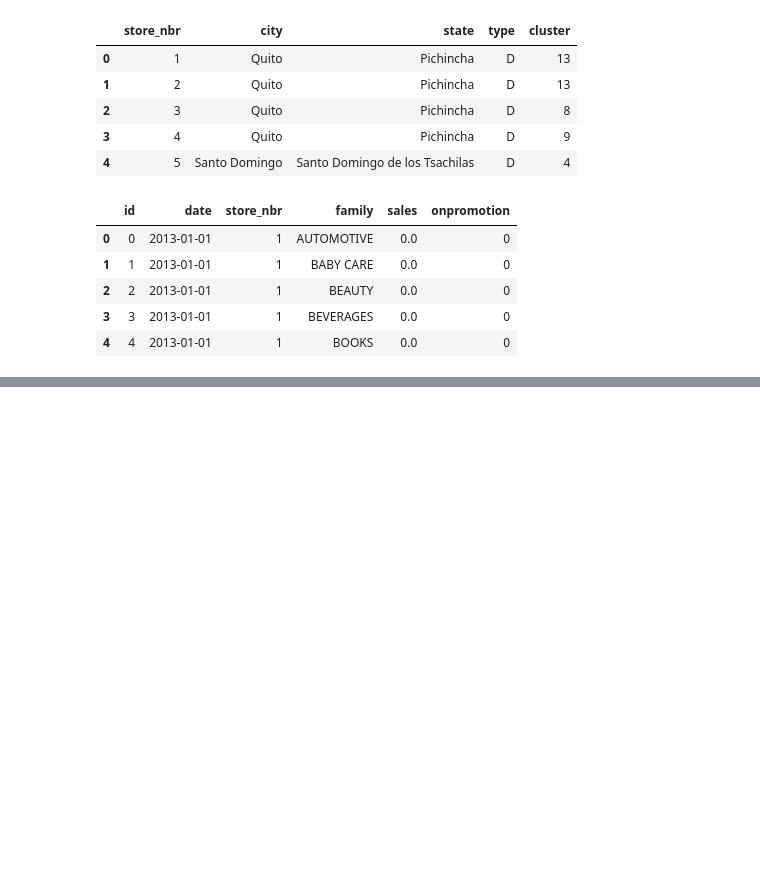
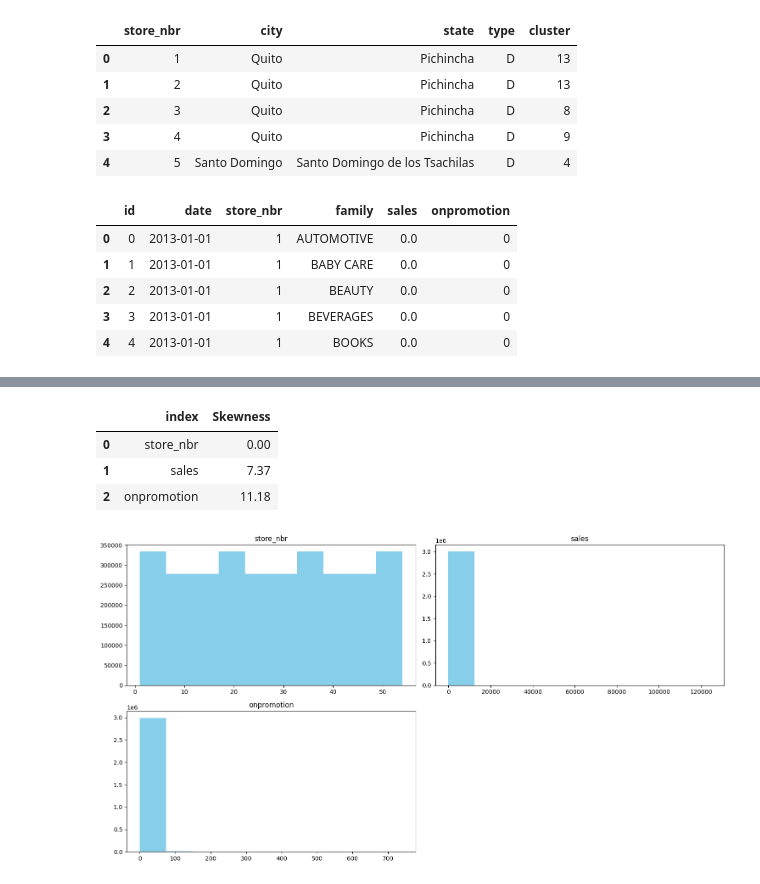
Before and after one commit to OngomaElias/A-Time-Series-Regression-Favorita, a Jupyter notebook: Notebook/Main.ipynb, the cells around one changed output, grey strips where cells are left out. Cells and saved outputs as stored; diff of their text form; code cells hidden in the pictures; blank space fills up the shorter version.

```diff
--- a/Notebook/Main.ipynb
+++ b/Notebook/Main.ipynb
@@ -144,0 +331,7 @@ train_df.head()
+# %%
+
+missing_data_points = product(missing_days, store_nbr, families)
+
+# Create a dataframe from the product object generated
+new_data = pd.DataFrame(data=missing_data_points, columns=["date", "store_nbr", "family"])
+new_data.head()
@@ -144,0 +345,6 @@ train_df.head()
+# %%
+# Adding the new data to the original train data
+# Note this introduces NaN in the sales and onpromotion columns
+df = pd.concat([train_df,new_data],axis = 0)
+df.set_index('date',inplace= True)
+df
@@ -144,0 +386,4 @@ train_df.head()
+# %%
+# Change NaN values for the salesand onpromotion columns to 0
+df['sales'] = df['sales'].fillna(0)
+df['onpromotion'] = df['onpromotion'].fillna(0)
@@ -144,0 +398,4 @@ train_df.head()
+# %%
+# Sort date columns to be in acsending order from start date to end date(end date is 15th august 2017)
+df.sort_index(inplace = True)
+df
@@ -144,0 +452,14 @@ train_df.head()
+# %%
+# Assuming your DataFrame is named df
+df.drop('family', axis=1).skew().rename('Skewness').reset_index()
+# %% [output]
+|  | index | Skewness |
+| 0 | store_nbr | 0.00 |
+| 1 | sales | 7.37 |
+| 2 | onpromotion | 11.18 |
+# %%
+df.hist(figsize = (15,8), color = 'skyblue',grid= False)
+plt.tight_layout()
+plt.show()
+# %% [output]
+[figure, added]
```
Also changed, not shown: parts of 198 cells of this notebook.
